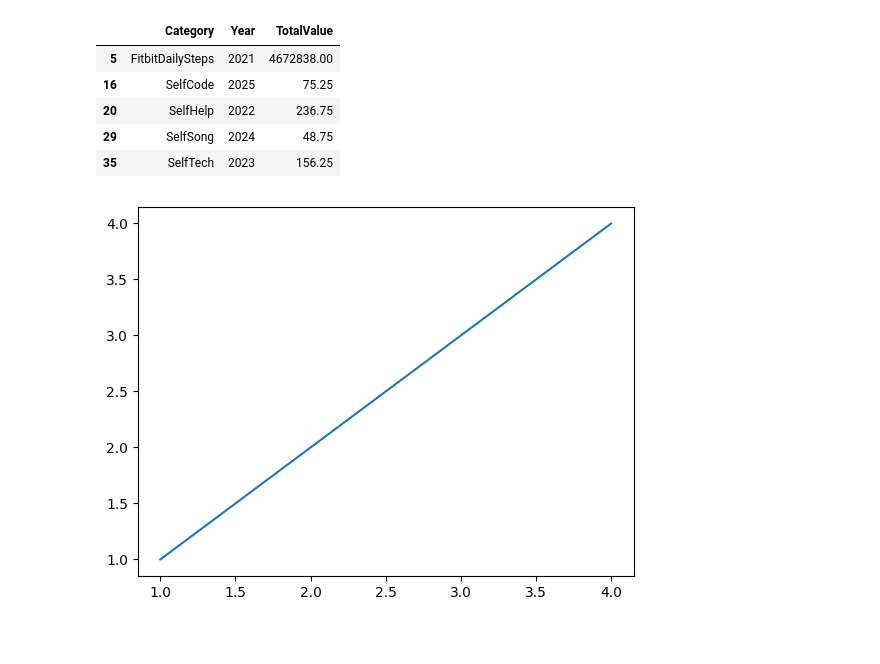
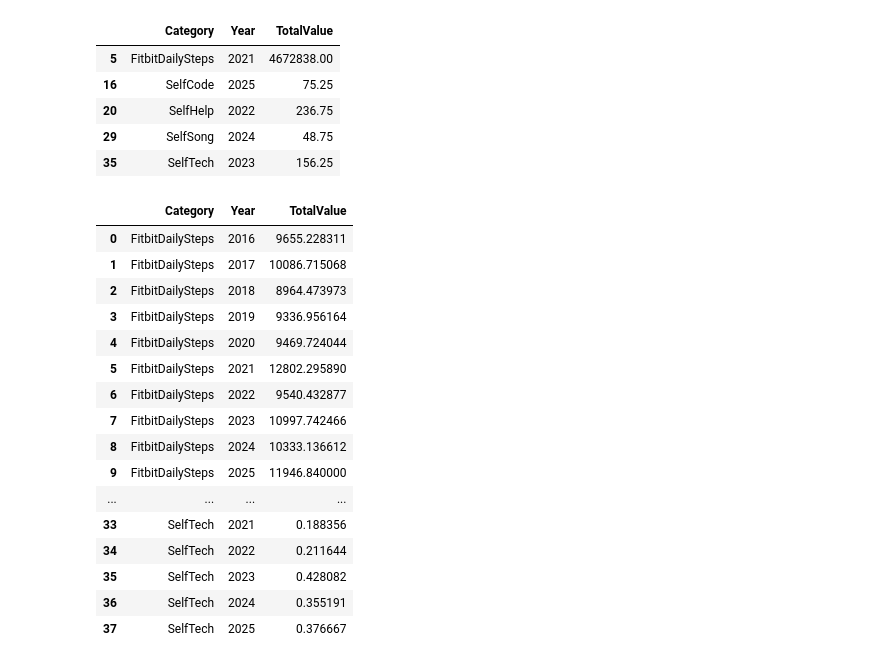
Before and after one commit to NagendraSUVCE/DailyPulse, a Jupyter notebook: DailyPulseMVC/SelfTech/PythonForDataAnalytics/python_3rdhouronwards.ipynb, the cells around one changed output. Saved outputs shown, nothing was run; the diff lists cells and outputs as text; code cells hidden in the pictures; blank space fills up the shorter version.

```diff
--- a/DailyPulseMVC/SelfTech/PythonForDataAnalytics/python_3rdhouronwards.ipynb
+++ b/DailyPulseMVC/SelfTech/PythonForDataAnalytics/python_3rdhouronwards.ipynb
@@ -150,8 +149,0 @@ pip install matplotlib
-# %%
-import matplotlib.pyplot as plt
-x= [1,2,3,4]
-y = [1,2,3,4]
-plt.plot(x,y)
-plt.show()
-# %% [output]
-[figure, removed]
@@ -157,0 +155,20 @@ plt.show()
+# %%
+yearly_avg
+# %% [output]
+|  | Category | Year | TotalValue |
+| 0 | FitbitDailySteps | 2016 | 9655.228311 |
+| 1 | FitbitDailySteps | 2017 | 10086.715068 |
+| 2 | FitbitDailySteps | 2018 | 8964.473973 |
+| 3 | FitbitDailySteps | 2019 | 9336.956164 |
+| 4 | FitbitDailySteps | 2020 | 9469.724044 |
+| 5 | FitbitDailySteps | 2021 | 12802.295890 |
+| 6 | FitbitDailySteps | 2022 | 9540.432877 |
+| 7 | FitbitDailySteps | 2023 | 10997.742466 |
+| 8 | FitbitDailySteps | 2024 | 10333.136612 |
+| 9 | FitbitDailySteps | 2025 | 11946.840000 |
+| ... | ... | ... | ... |
+| 33 | SelfTech | 2021 | 0.188356 |
+| 34 | SelfTech | 2022 | 0.211644 |
+| 35 | SelfTech | 2023 | 0.428082 |
+| 36 | SelfTech | 2024 | 0.355191 |
+| 37 | SelfTech | 2025 | 0.376667 |
```
Also changed, not shown: parts of 5 cells of this notebook.
